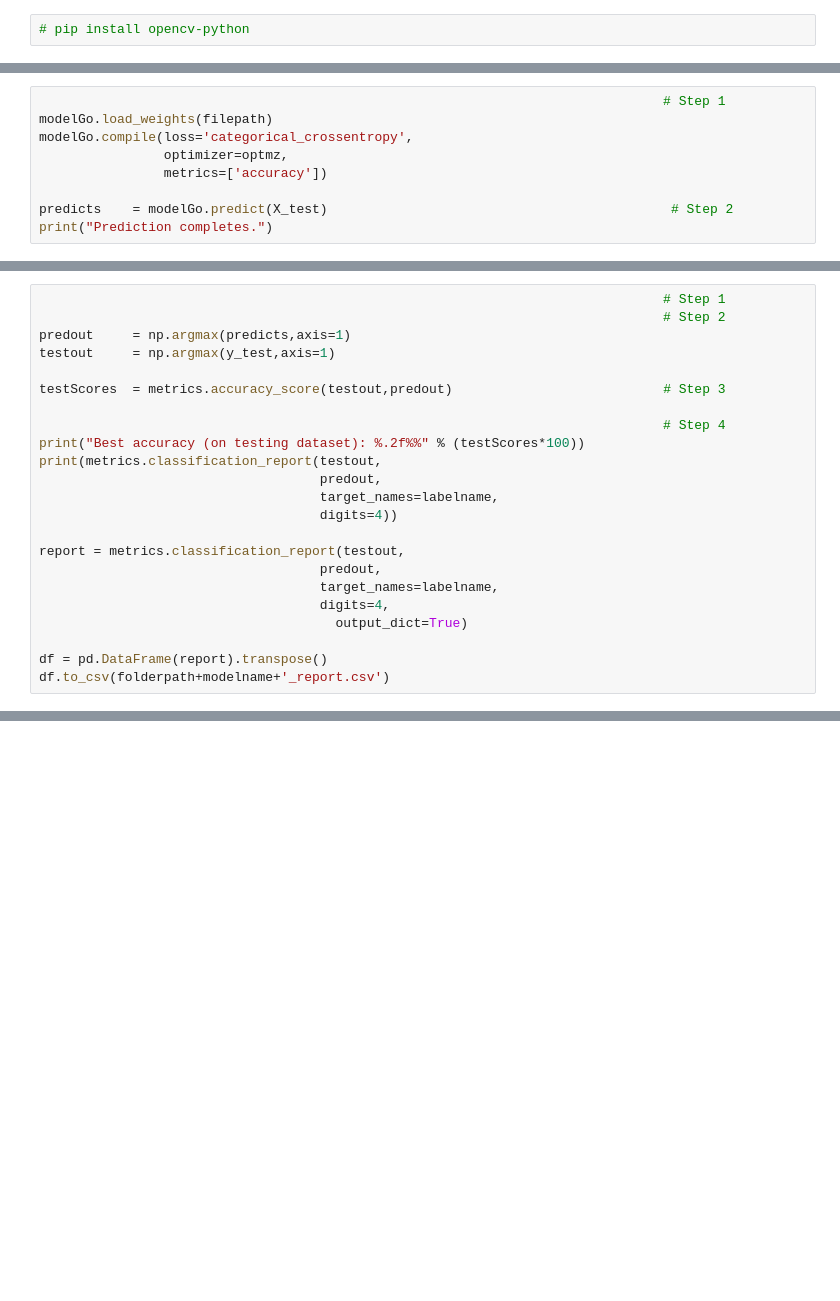
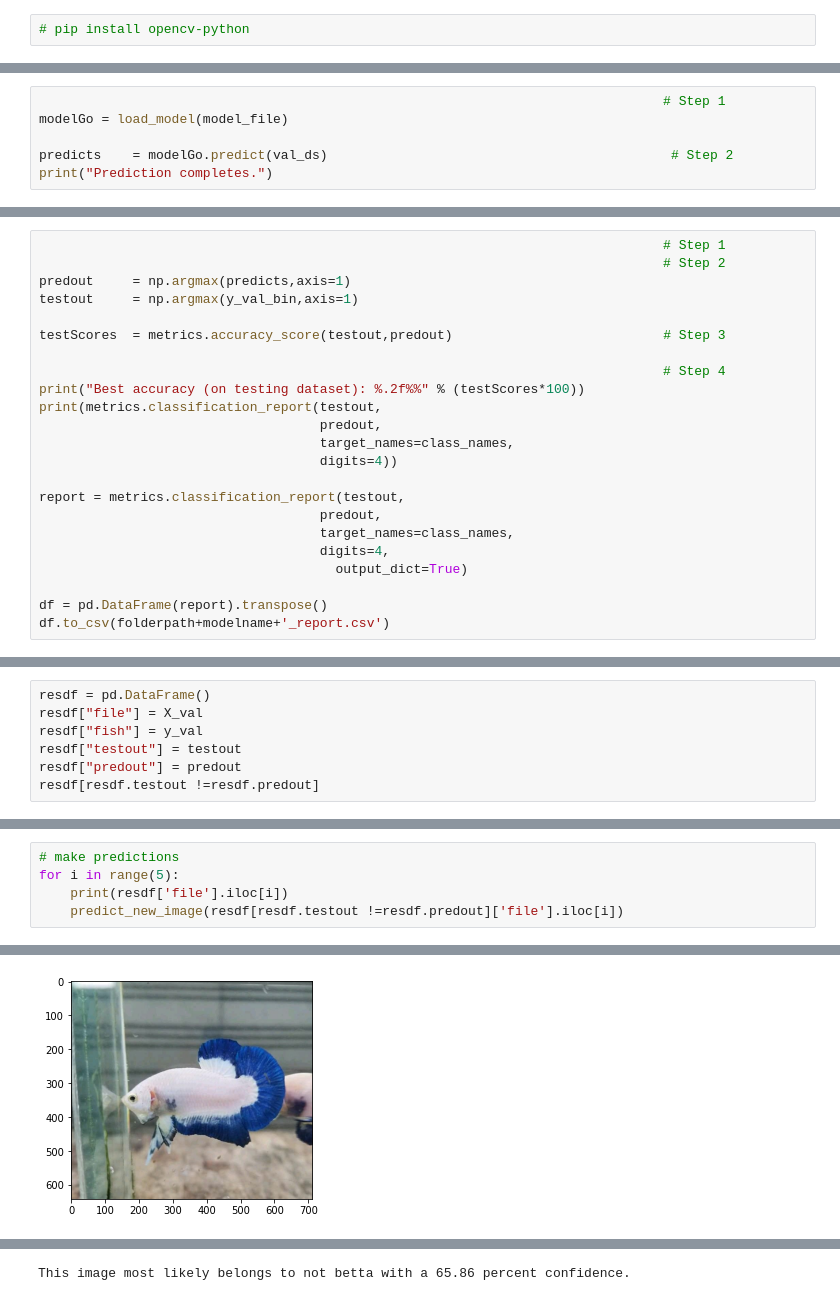
Before and after one commit to ISS-MTECH-IS-Project/PRMLS_Project, a Jupyter notebook: SystemCode/training_betta.ipynb, the cells around one changed output, grey strips where cells are left out. Cells and saved outputs as stored; diff of their text form; blank space fills up the shorter version.

```diff
--- a/SystemCode/training_betta.ipynb
+++ b/SystemCode/training_betta.ipynb
@@ -212,10 +395,7 @@ plt.show()
 # %%
                                                                                 # Step 1
-modelGo.load_weights(filepath)
-modelGo.compile(loss='categorical_crossentropy',
-                optimizer=optmz,
-                metrics=['accuracy'])
+modelGo = load_model(model_file)
 
-predicts    = modelGo.predict(X_test)                                            # Step 2
+predicts    = modelGo.predict(val_ds)                                            # Step 2
 print("Prediction completes.")
 # %% [output]
@@ -225,7 +405,7 @@ Prediction completes.
                                                                                 # Step 1
                                                                                 # Step 2
 predout     = np.argmax(predicts,axis=1)
-testout     = np.argmax(y_test,axis=1)
+testout     = np.argmax(y_val_bin,axis=1)
 
 testScores  = metrics.accuracy_score(testout,predout)                           # Step 3
 
@@ -233,12 +413,12 @@ testScores  = metrics.accuracy_score(testout,predout)
 print("Best accuracy (on testing dataset): %.2f%%" % (testScores*100))
 print(metrics.classification_report(testout,
                                     predout,
-                                    target_names=labelname,
+                                    target_names=class_names,
                                     digits=4))
 
 report = metrics.classification_report(testout,
                                     predout,
-                                    target_names=labelname,
+                                    target_names=class_names,
                                     digits=4,
                                       output_dict=True)
 
@@ -256,0 +437,7 @@ weighted avg     0.9387    0.9384    0.9385       828
+# %%
+resdf = pd.DataFrame()
+resdf["file"] = X_val
+resdf["fish"] = y_val
+resdf["testout"] = testout
+resdf["predout"] = predout
+resdf[resdf.testout !=resdf.predout]
@@ -256,0 +458,6 @@ weighted avg     0.9387    0.9384    0.9385       828
+# %%
+# make predictions
+for i in range(5):
+    print(resdf['file'].iloc[i])
+    predict_new_image(resdf[resdf.testout !=resdf.predout]['file'].iloc[i])
+# %% [output]
@@ -256,0 +466 @@ weighted avg     0.9387    0.9384    0.9385       828
+[figure, added]
@@ -256,0 +489 @@ weighted avg     0.9387    0.9384    0.9385       828
+This image most likely belongs to not betta with a 65.86 percent confidence.
```
Also changed, not shown: parts of 20 cells of this notebook.
